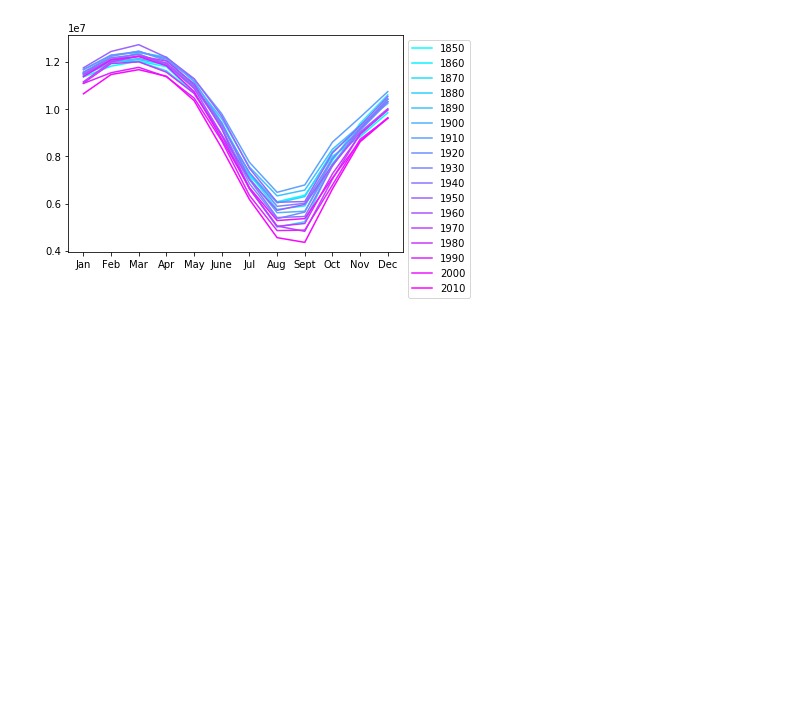
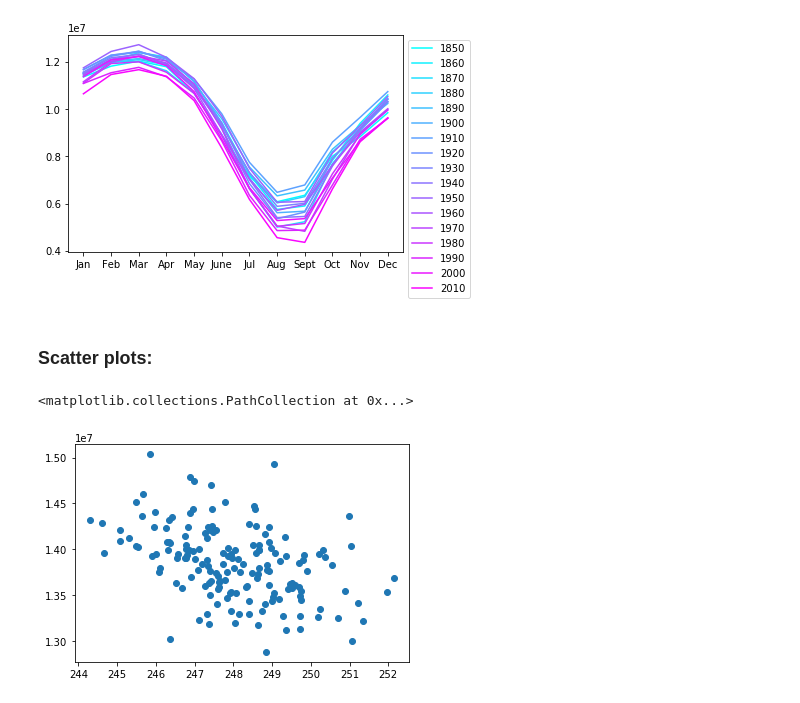
Before and after one commit to smithmadisonm/cmip6-seaice-temp-sensitivity, a Jupyter notebook: notebooks/Sea_ice_temp.ipynb, the cells around one changed output. Drawn from its saved outputs; the diff is of its cells as text; code cells hidden in the pictures; blank space fills up the shorter version.

```diff
--- a/notebooks/Sea_ice_temp.ipynb
+++ b/notebooks/Sea_ice_temp.ipynb
@@ -157,3 +191,15 @@ plt.legend(bbox_to_anchor=(1,1))
 # %% [output]
 <matplotlib.legend.Legend at 0x...>
 [figure]
+# %% [markdown]
+### Scatter plots:
+# %%
+tas_dict[m]['tas_arc_mean'] = arctic_mean(tas_dict[m],tas_dict[m].tas,70)
+# %%
+tas = tas_dict[m].tas_arc_mean.isel(member_id=0)
+sie = si_dict[m]['si_extent_tot_nh'].isel(member_id=0)
+# %%
+plt.scatter(tas[2::12],sie[2::12])
+# %% [output]
+<matplotlib.collections.PathCollection at 0x...>
+[figure, added]
```
Also changed, not shown: parts of 9 cells of this notebook, 1 other file.
